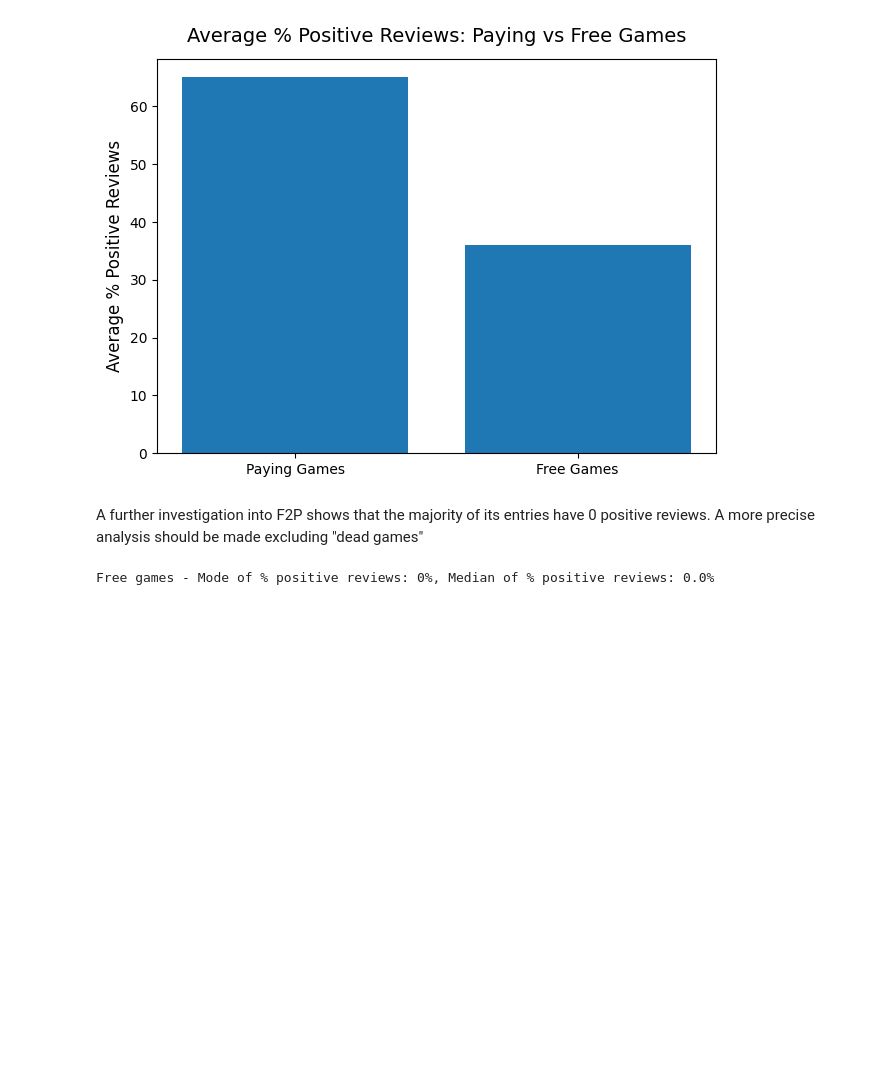
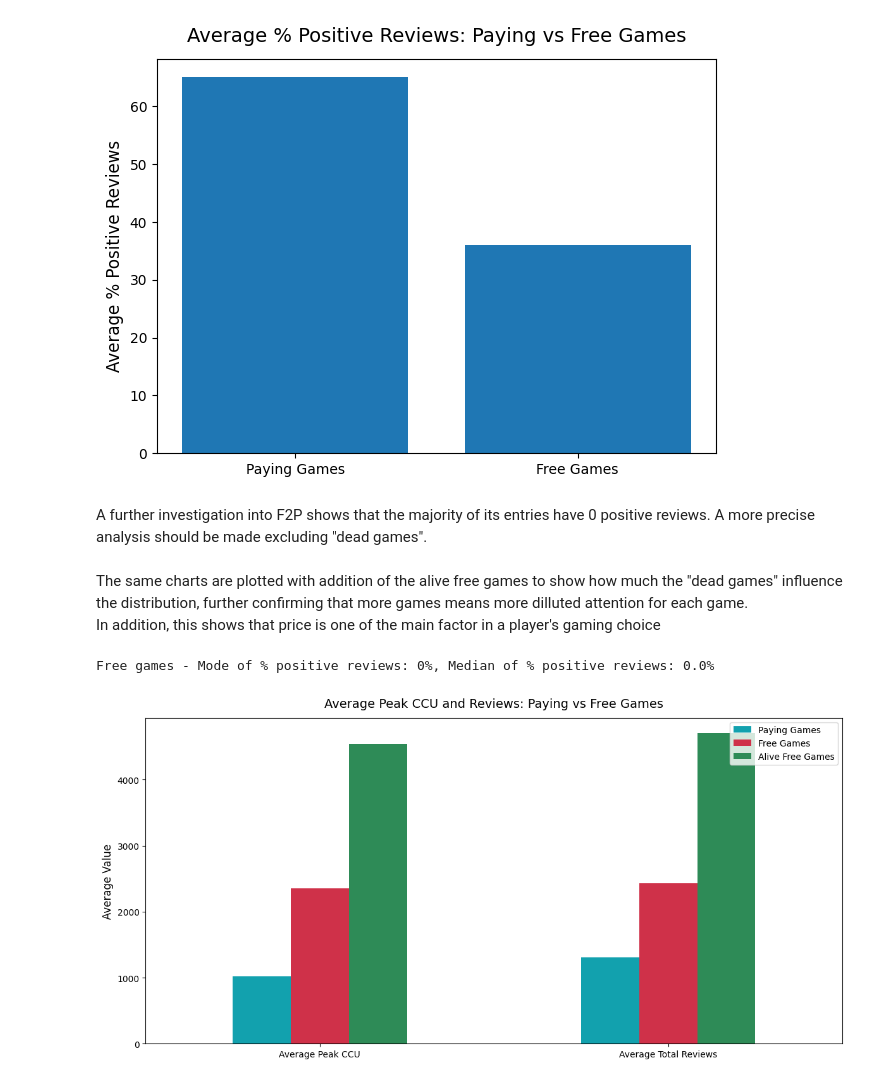
Before and after one commit to Jingrui-Zhu/SLDV, a Jupyter notebook: data_analysis.ipynb, the cells around one changed output. Saved outputs shown, nothing was run; the diff lists cells and outputs as text; code cells hidden in the pictures; blank space fills up the shorter version.

```diff
--- a/data_analysis.ipynb
+++ b/data_analysis.ipynb
@@ -699,12 +797,33 @@ plt.show()
 # %% [output]
 [figure]
 # %% [markdown]
-A further investigation into F2P shows that the majority of its entries have 0 positive reviews. A more precise analysis should be made excluding "dead games"
+A further investigation into F2P shows that the majority of its entries have 0 positive reviews. A more precise analysis should be made excluding "dead games".<br><br>
+The same charts are plotted with addition of the alive free games to show how much the "dead games" influence the distribution, further confirming that more games means more dilluted attention for each game.<br>
+In addition, this shows that price is one of the main factor in a player's gaming choice
 # %%
 # Compute mode and median for % positive reviews for paying and free games
 mode_free, median_free = free['pct_pos_total'].mode()[0], free['pct_pos_total'].median()
 print(f"Free games - Mode of % positive reviews: {mode_free}%, Median of % positive reviews: {median_free}%")
 
-free = free[~free['appid'].isin(three_zeros['appid'])]
+free_alive = free[~free['appid'].isin(three_zeros['appid'])]
+
+mean_ccu_free_alive = free_alive['peak_ccu'].mean()
+mean_reviews_free_alive = free_alive['num_reviews_total'].mean()
+
+data = pd.DataFrame({
+    'Paying Games': [mean_ccu_paying, mean_reviews_paying],
+    'Free Games': [mean_ccu_free, mean_reviews_free],
+    'Alive Free Games': [mean_ccu_free_alive, mean_reviews_free_alive]
+}, index=['Average Peak CCU', 'Average Total Reviews']
+)
+
+data.plot(kind='bar', figsize=(12, 6), color=["#12A1AE", "#CF3149", "#2E8B57"])
+plt.title('Average Peak CCU and Reviews: Paying vs Free Games', fontsize=14, pad=12)
+plt.ylabel('Average Value', fontsize=12)
+plt.xticks(rotation=0)
+plt.legend(loc='upper right')
+plt.tight_layout()
+plt.show()
 # %% [output]
 Free games - Mode of % positive reviews: 0%, Median of % positive reviews: 0.0%
+[figure, added]
```
Also changed, not shown: parts of 9 cells of this notebook.
